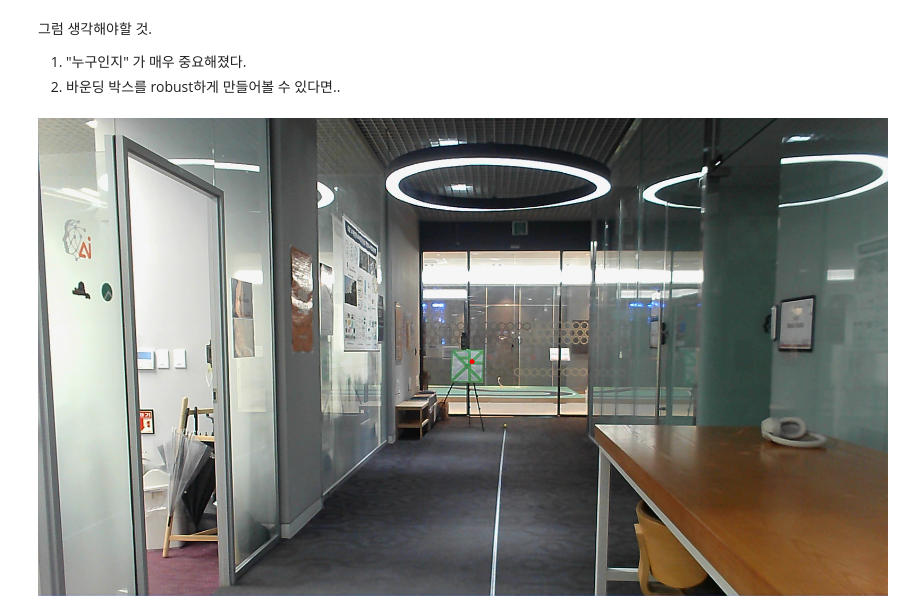
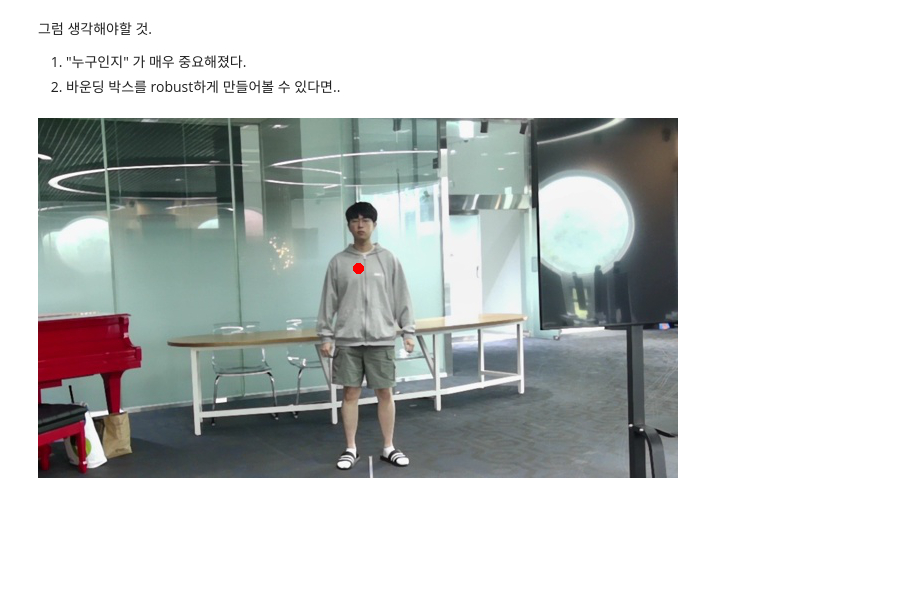
Before and after one commit to NetAiFalcon/falcon, a Jupyter notebook: falcon/cctv-calibration.ipynb, the cells around one changed output. Saved outputs shown, nothing was run; the diff lists cells and outputs as text; code cells hidden in the pictures; blank space fills up the shorter version.

```diff
--- a/falcon/cctv-calibration.ipynb
+++ b/falcon/cctv-calibration.ipynb
@@ -49,22 +48,22 @@ ex) 170인 사람이 이정도 칸 에 꽉차면 5미터다
 # %%
 from PIL import Image, ImageDraw
 
-image_path = "10m_2.jpg"  # Your local file path
+image_path = "assets/person_5m2.jpg"  # Your local file path
 
 # 이미지 열기
 image = Image.open(image_path)
 
 # 특정 픽셀 위치 설정
-x, y = 980, 550  # 예시 좌표
+x, y = 320, 150  # 예시 좌표
 
 # 5m_2.jpg 기준 x 750 ~ 880, y 550 ~ 670
 
 # 이미지에 점을 그림
 draw = ImageDraw.Draw(image)
 # (x, y) 위치에 원을 그려서 점을 표시 (가시성을 위해 원을 크게 그림)
 draw.ellipse((x - 5, y - 5, x + 5, y + 5), fill='red')
 
 # 수정된 이미지를 직접 보기
 image
 # %% [output]
-[figure, old version]
+[figure, new version]
```
Also changed, not shown: parts of 1 cell of this notebook, 8 other files.
